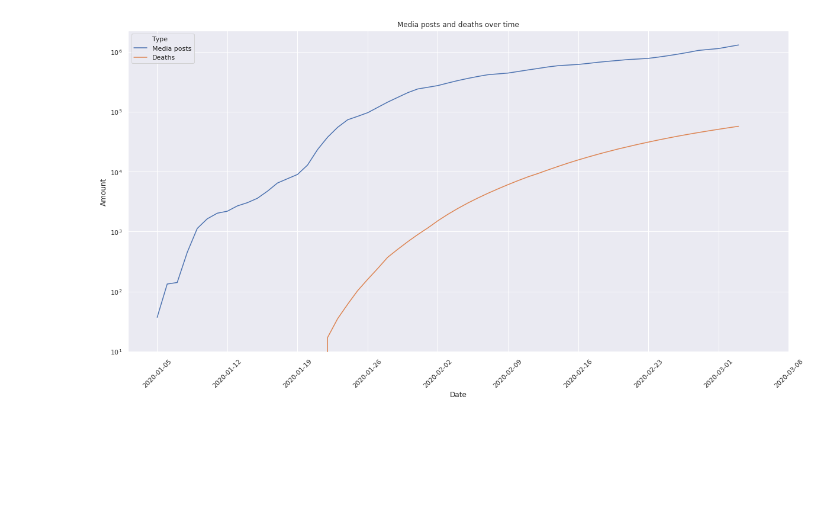
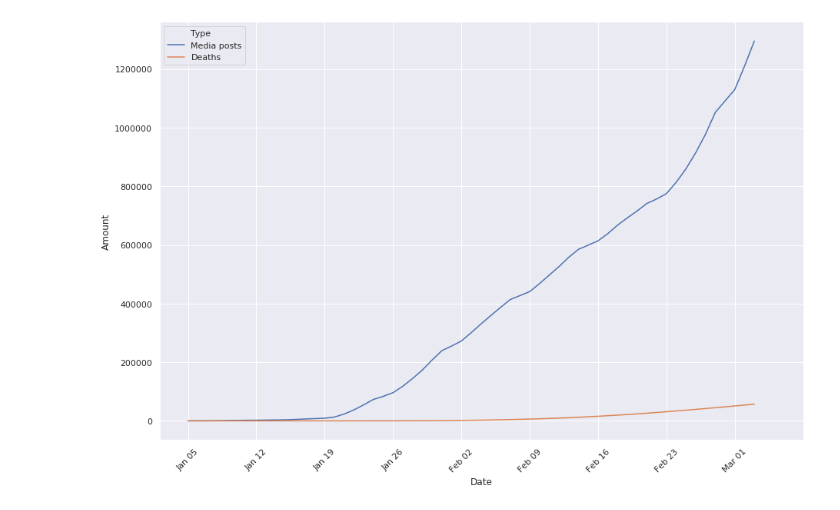
Before and after one commit to Haervaerk/Project2-Group-G, a Jupyter notebook: media_outrage2.ipynb, the cells around one changed output. Saved outputs shown, nothing was run; the diff lists cells and outputs as text; code cells hidden in the pictures; blank space fills up the shorter version.

```diff
--- a/media_outrage2.ipynb
+++ b/media_outrage2.ipynb
@@ -10,3 +10,4 @@ sns.set(style = "darkgrid")
 test_set = pd.read_csv("set_for_seaborn2.csv")
 # %%
 test_set["Date"] = pd.to_datetime(test_set["Date"], format = "%m/%d/%y")
+test_set["New date"] = test_set["Date"].dt.strftime("%b %d")
@@ -34,9 +14,15 @@ test_set
+# %%
+test_set1 = test_set.copy()
+test_set1 = test_set1.drop_duplicates(subset = "New date")
 # %%
-plt.figure(figsize=(20,10))
-sns.lineplot(test_set.Date, test_set.Amount, hue = test_set.Type).set_title('Media posts and deaths over time')
-plt.xticks(["1/5/20", "1/12/20", "1/19/20", "1/26/20", "2/2/20", "2/9/20", "2/16/20", "2/23/20", "3/1/20", "3/8/20"], rotation = 45);
-plt.yscale("log")
+fig, ax = plt.subplots()
+sns.lineplot(test_set.Date, test_set.Amount, hue = test_set.Type)
+fig.set_figheight(10)
+fig.set_figwidth(15)
+ax.set_xticks(["1/5/20", "1/12/20", "1/19/20", "1/26/20", "2/2/20", "2/9/20", "2/16/20", "2/23/20", "3/1/20", "3/8/20"])
+ax.set_xticklabels(test_set1["New date"][::7], rotation = 45)
+#plt.yscale("log")
 plt.savefig('Mediaposts_deaths_time.png')
 plt.show()
 # %% [output]
-[figure, old version]
+[figure, new version]
```
Also changed, not shown: parts of 1 cell of this notebook.
